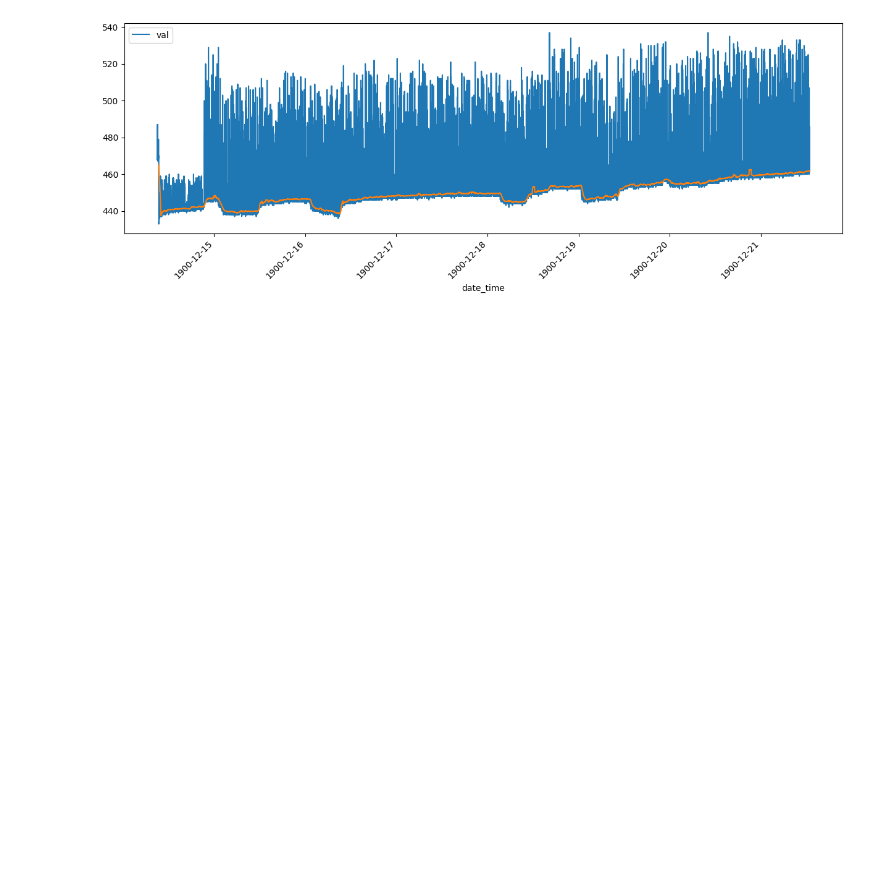
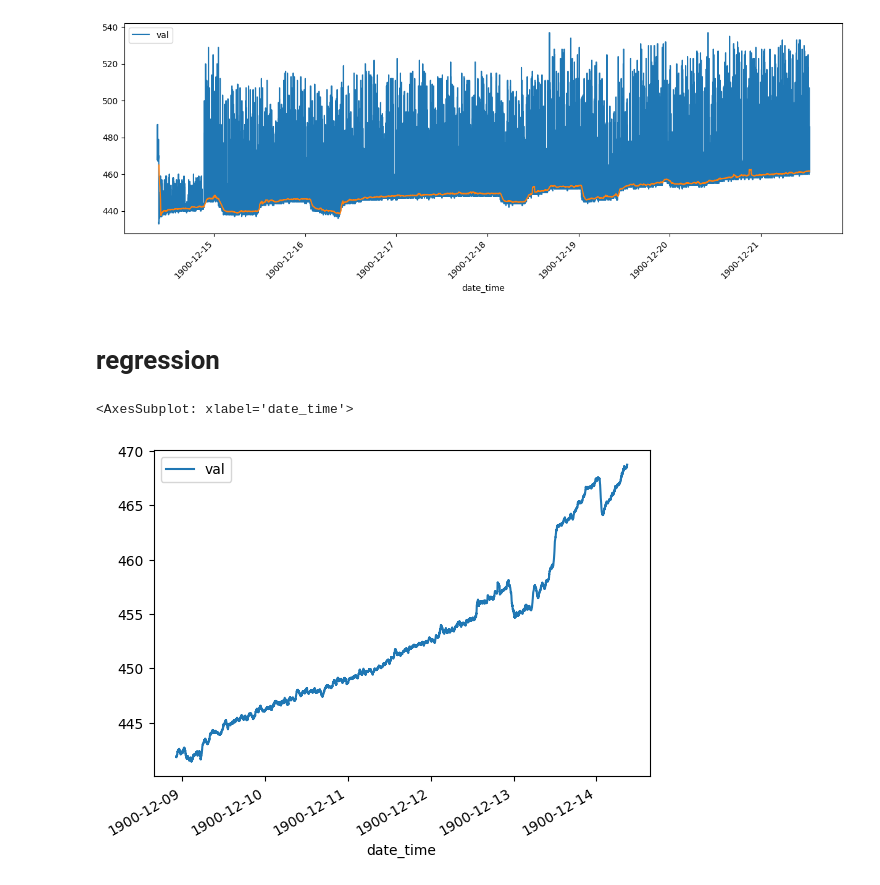
Before and after one commit to phigas/automatic-plant-watering-system, a Jupyter notebook: data analysis/capacitive sensor data/preprocessing.ipynb, the cells around one changed output. Cells and saved outputs as stored; diff of their text form; code cells hidden in the pictures; blank space fills up the shorter version.

Commit message:
add regression

```diff
--- a/data analysis/capacitive sensor data/preprocessing.ipynb
+++ b/data analysis/capacitive sensor data/preprocessing.ipynb
@@ -114,3 +114,5 @@ plt.plot(ex2_pre['date_time'], ex2_pre['val'])
 # %% [output]
 [<matplotlib.lines.Line2D at 0x...>]
 [figure]
+# %% [markdown]
+# regression
@@ -116,0 +122,7 @@ plt.plot(ex2_pre['date_time'], ex2_pre['val'])
+# %%
+# cut off first part
+cutoff = 1000
+ex1_pre[cutoff:].plot(x='date_time', y='val')
+# %% [output]
+<AxesSubplot: xlabel='date_time'>
+[figure, added]
```
Also changed, not shown: parts of 8 cells of this notebook, 1 other file.
